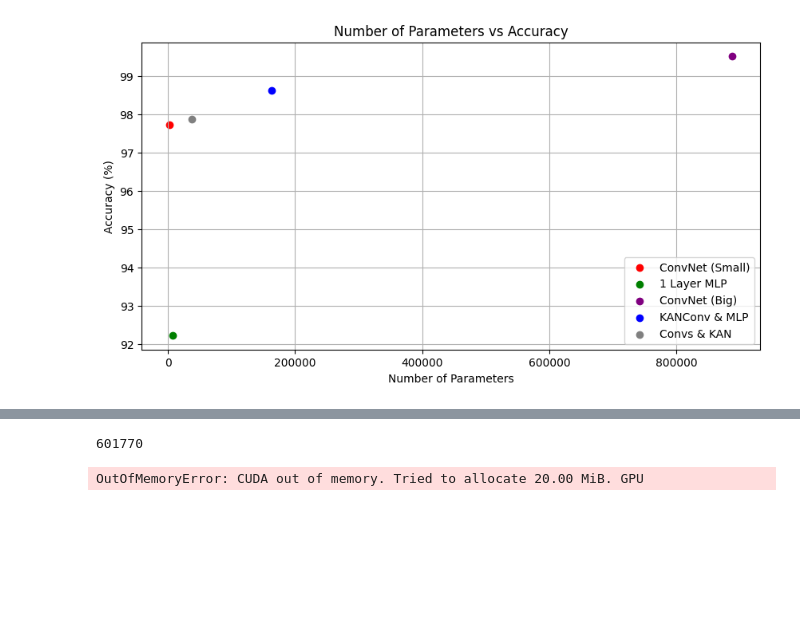
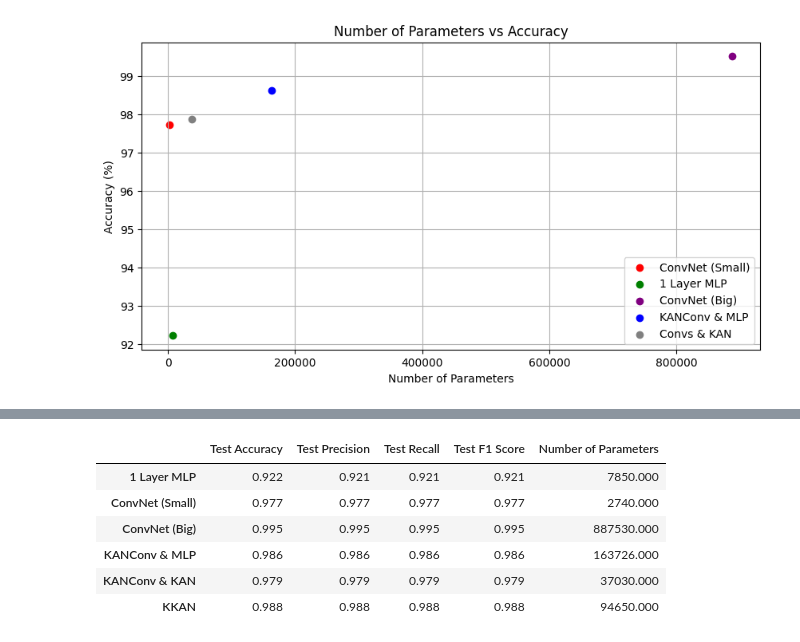
Before and after one commit to AntonioTepsich/Convolutional-KANs, a Jupyter notebook: kan_convolutional/experiment_28x28.ipynb, the cells around one changed output, grey strips where cells are left out. Drawn from its saved outputs; the diff is of its cells as text; code cells hidden in the pictures; blank space fills up the shorter version.

```diff
--- a/kan_convolutional/experiment_28x28.ipynb
+++ b/kan_convolutional/experiment_28x28.ipynb
@@ -356,29 +356,40 @@ def highlight_max(s):
     is_max = s == s.max()
     return ['font-weight: bold' if v else '' for v in is_max]
 
+# Listas para acumular datos
 accs = []
 precision = []
 recall = []
 f1s = []
 params_counts = []
-models = [model_SimpleLinear,model_SimpleCNN,model_ConvNet,model_KANC_MLP,model_Convs_and_KAN , model_KKAN_Convolutional_Network]
-all_accuracys = [all_test_accuracy_SimpleLinear,all_test_accuracy_SimpleCNN,all_test_accuracy_ConvNet,all_test_accuracy_KANC_MLP,all_test_accuracy_Convs_and_KAN, all_test_accuracy_KKAN_Convolutional_Network]
-all_precision = [all_test_precision_SimpleLinear,all_test_precision_SimpleCNN,all_test_precision_ConvNet,all_test_precision_KANC_MLP,all_test_precision_Convs_and_KAN, all_test_precision_KKAN_Convolutional_Network]
-all_recall = [all_test_recall_SimpleLinear,all_test_recall_SimpleCNN,all_test_recall_ConvNet,all_test_recall_KANC_MLP,all_test_recall_Convs_and_KAN, all_test_recall_KKAN_Convolutional_Network]
-all_f1s = [all_test_f1_SimpleLinear,all_test_f1_SimpleCNN,all_test_f1_ConvNet,all_test_f1_KANC_MLP,all_test_f1_Convs_and_KAN, all_test_f1_KKAN_Convolutional_Network]
 
-for i,m in enumerate(models):
+# Modelos y sus métricas correspondientes
+models = [model_SimpleLinear, model_SimpleCNN, model_ConvNet, model_KANC_MLP, model_Convs_and_KAN, model_KKAN_Convolutional_Network]
+all_accuracys = [all_test_accuracy_SimpleLinear, all_test_accuracy_SimpleCNN, all_test_accuracy_ConvNet, all_test_accuracy_KANC_MLP, all_test_accuracy_Convs_and_KAN, all_test_accuracy_KKAN_Convolutional_Network]
+all_precision = [all_test_precision_SimpleLinear, all_test_precision_SimpleCNN, all_test_precision_ConvNet, all_test_precision_KANC_MLP, all_test_precision_Convs_and_KAN, all_test_precision_KKAN_Convolutional_Network]
+all_recall = [all_test_recall_SimpleLinear, all_test_recall_SimpleCNN, all_test_recall_ConvNet, all_test_recall_KANC_MLP, all_test_recall_Convs_and_KAN, all_test_recall_KKAN_Convolutional_Network]
+all_f1s = [all_test_f1_SimpleLinear, all_test_f1_SimpleCNN, all_test_f1_ConvNet, all_test_f1_KANC_MLP, all_test_f1_Convs_and_KAN, all_test_f1_KKAN_Convolutional_Network]
+# accuracy de porcentaje a decimal
+for i in range(len(all_accuracys)):
+    all_accuracys[i] = [x/100 for x in all_accuracys[i]]
+
+# Recopilación de datos
+for i, m in enumerate(models):
     index = np.argmax(all_accuracys[i])
-    params_counts.append(count_parameters(models[i]))
+    params_counts.append(count_parameters(m))
     accs.append(all_accuracys[i][index])
     precision.append(all_precision[i][index])
     recall.append(all_recall[i][index])
     f1s.append(all_f1s[i][index])
 
-df = pd.DataFrame({"Test Accuracy":[accs],
-                    "Test Precision":[precision],
-                    "Test Recall":[recall],
-                    "Test F1 Score":[f1s],
-                    "Number of Parameters":[params_counts],
-                 },index = ["1 Layer MLP","ConvNet (Small)","ConvNet (Big)","KANConv & MLP", "KANConv & KAN","KKAN"])#Rows
-df = df.style.apply(highlight_max, subset=df.columns[:], axis=1).format('{:.3f}')
+# Creación del DataFrame
+df = pd.DataFrame({
+    "Test Accuracy": accs,
+    "Test Precision": precision,
+    "Test Recall": recall,
+    "Test F1 Score": f1s,
+    "Number of Parameters": params_counts
+}, index=["1 Layer MLP", "ConvNet (Small)", "ConvNet (Big)", "KANConv & MLP", "KANConv & KAN", "KKAN"])
+
+# Aplicando el estilo
+df_styled = df.style.apply(highlight_max, subset=df.columns[:], axis=1).format('{:.3f}')
@@ -436,16 +396,10 @@ torch.Size([1, 25, 11, 11])
-# %%
-from architectures_28x28.SuperCKAN import SuperCKAN
-device = "cuda"
-model_SuperCKAN = SuperCKAN(device = device)
-def count_parameters(model):
-    return sum(p.numel() for p in model.parameters() if p.requires_grad)
-print(count_parameters(model_SuperCKAN))
-model_SuperCKAN.to(device)
-optimizer_SuperCKAN = optim.AdamW(model_SuperCKAN.parameters(), lr=1e-3, weight_decay=1e-4)
-scheduler_SuperCKAN = optim.lr_scheduler.ExponentialLR(optimizer_SuperCKAN, gamma=0.8)
-criterion_SuperCKAN = nn.CrossEntropyLoss()
-
-all_train_loss_SuperCKAN, all_test_loss_SuperCKAN, all_test_accuracy_SuperCKAN, all_test_precision_SuperCKAN, all_test_recall_SuperCKAN, all_test_f1_SuperCKAN = train_and_test_models(model_SuperCKAN, device, train_loader, test_loader, optimizer_SuperCKAN, criterion_SuperCKAN, epochs=10, scheduler=scheduler_SuperCKAN)
-# %% [output]
-601770
-OutOfMemoryError: CUDA out of memory. Tried to allocate 20.00 MiB. GPU
+# %%
+df_styled
+# %% [output]
+|  | Test Accuracy | Test Precision | Test Recall | Test F1 Score | Number of Parameters |
+| 1 Layer MLP | 0.922 | 0.921 | 0.921 | 0.921 | 7850.000 |
+| ConvNet (Small) | 0.977 | 0.977 | 0.977 | 0.977 | 2740.000 |
+| ConvNet (Big) | 0.995 | 0.995 | 0.995 | 0.995 | 887530.000 |
+| KANConv & MLP | 0.986 | 0.986 | 0.986 | 0.986 | 163726.000 |
+| KANConv & KAN | 0.979 | 0.979 | 0.979 | 0.979 | 37030.000 |
+| KKAN | 0.988 | 0.988 | 0.988 | 0.988 | 94650.000 |
```
Also changed, not shown: parts of 4 cells of this notebook, 1 other file.
